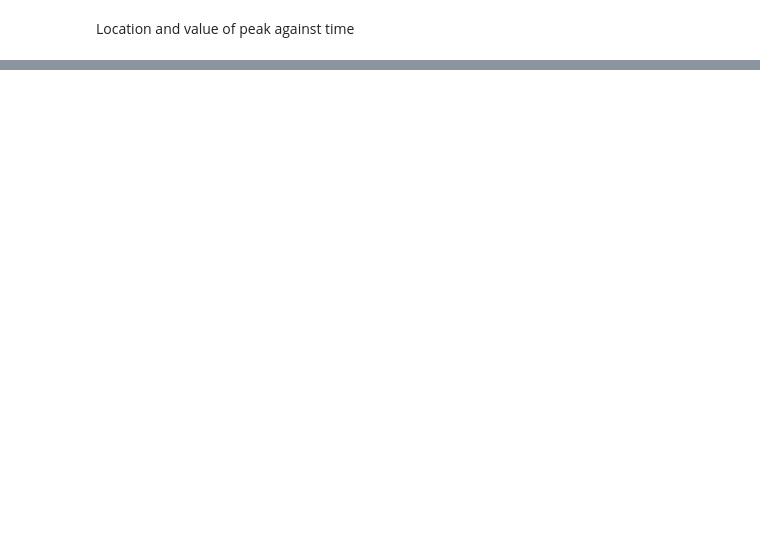
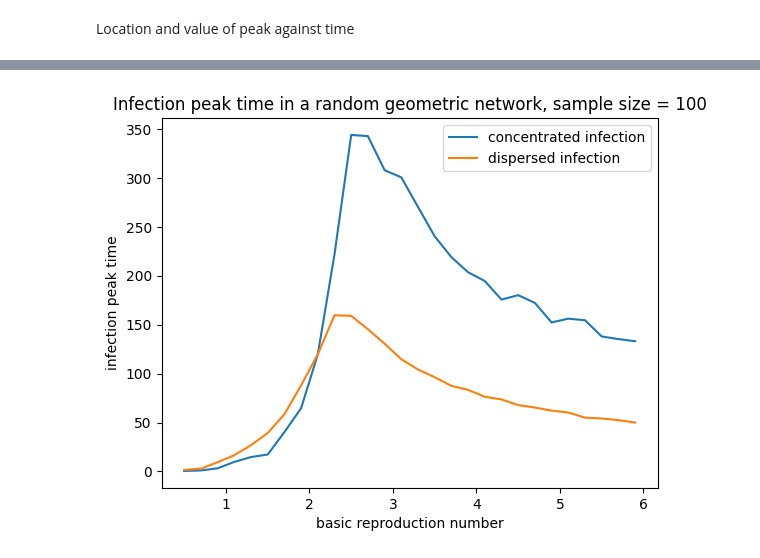
Before and after one commit to ChloeYiu/Network-Friendship-Disease, a Jupyter notebook: combined.ipynb, the cells around one changed output, grey strips where cells are left out. Cells and saved outputs as stored; diff of their text form; code cells hidden in the pictures; blank space fills up the shorter version.

```diff
--- a/combined.ipynb
+++ b/combined.ipynb
@@ -155,15 +170,12 @@ plt.show()
 # %%
-for sample_num in range(sample_size):
-    plt.scatter(basic_reproduction_number_array, infection_peak_time_c[sample_num], lw = 0, alpha = alpha, color="#1f77b4")
 plt.plot(basic_reproduction_number_array, average_infection_peak_time_c, label="concentrated infection")
-
-for sample_num in range(sample_size):
-    plt.scatter(basic_reproduction_number_array, infection_peak_time_d[sample_num], lw = 0, alpha = alpha, color="#ff7f0e")
 plt.plot(basic_reproduction_number_array, average_infection_peak_time_d, label="dispersed infection")
 
 plt.legend()
 plt.title(f"Infection peak time in a random geometric network, sample size = {sample_size}")
 plt.xlabel("basic reproduction number")
 plt.ylabel("infection peak time")
 plt.show()
+# %% [output]
+[figure, added]
 # %%
```
Also changed, not shown: parts of 4 cells of this notebook, 1 other file.
